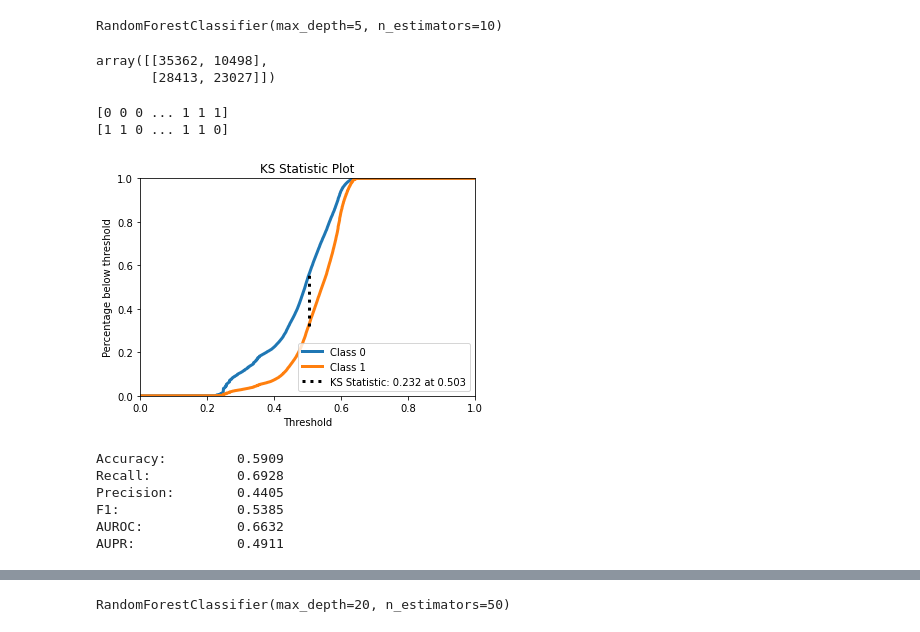
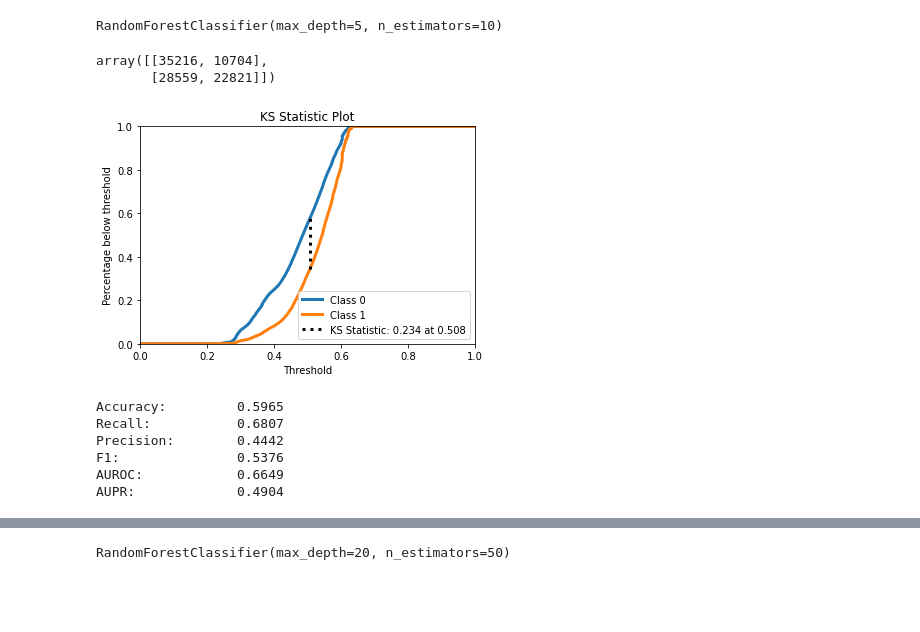
Before and after one commit to rafaelmotaalves/neural-networks, a Jupyter notebook: trn/forest.ipynb, the cells around one changed output, grey strips where cells are left out. Cells and saved outputs as stored; diff of their text form; code cells hidden in the pictures; blank space fills up the shorter version.

```diff
--- a/trn/forest.ipynb
+++ b/trn/forest.ipynb
@@ -26,24 +26,22 @@ RandomForestClassifier(max_depth=5, n_estimators=10)
 # %%
 y_pred = classifier.predict(x_test)
 y_pred_proba = classifier.predict_proba(x_test)
-# %%
-confusion_matrix(np.argmax(y_pred, axis=1), np.argmax(y_test, axis=1))
-# %% [output]
-array([[35362, 10498],
-       [28413, 23027]])
+# %%
+confusion_matrix(y_pred, y_test)
+# %% [output]
+array([[35216, 10704],
+       [28559, 22821]])
 # %%
-accuracy, recall, precision, f1, auroc, aupr = compute_performance_metrics(y_test, y_pred, y_pred_proba[-1])
+accuracy, recall, precision, f1, auroc, aupr = compute_performance_metrics(y_test, y_pred, y_pred_proba)
 print_metrics_summary(accuracy, recall, precision, f1, auroc, aupr)
 # %% [output]
+[figure, new version]
-[0 0 0 ... 1 1 1]
-[1 1 0 ... 1 1 0]
+Accuracy:         0.5965
+Recall:           0.6807
+Precision:        0.4442
+F1:               0.5376
+AUROC:            0.6649
+AUPR:             0.4904
-[figure, old version]
-Accuracy:         0.5909
-Recall:           0.6928
-Precision:        0.4405
-F1:               0.5385
-AUROC:            0.6632
-AUPR:             0.4911
 # %%
 classifier1 = RandomForestClassifier(n_estimators=50, max_depth=5)
 # %%
```
Also changed, not shown: parts of 11 cells of this notebook, 2 other files.
